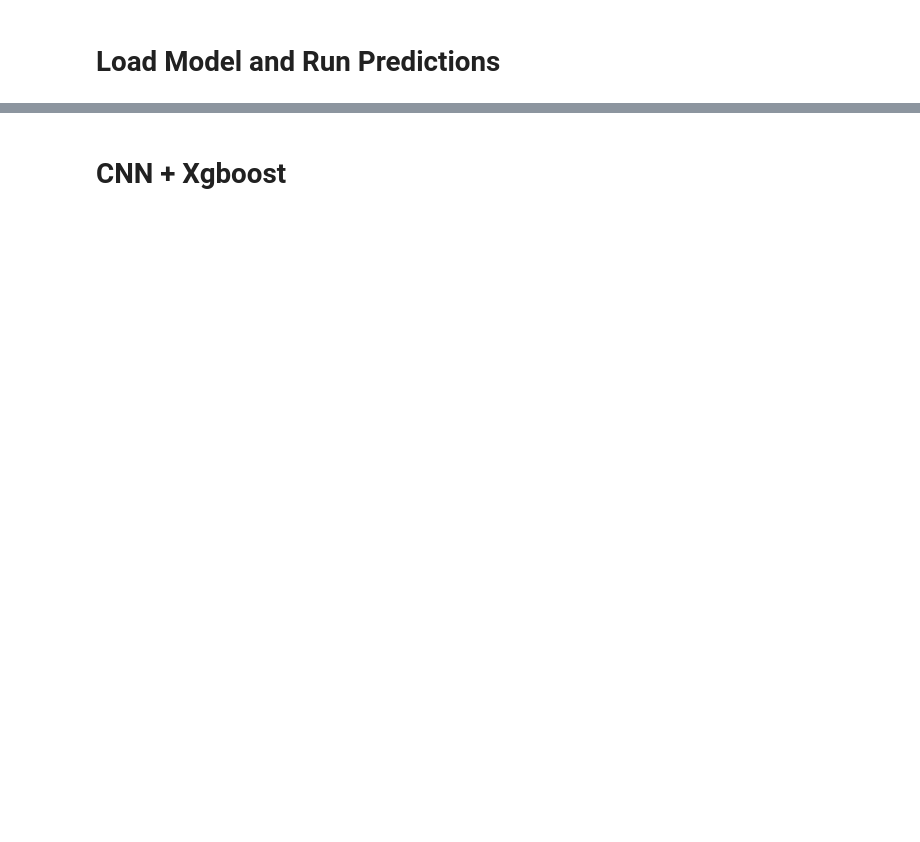
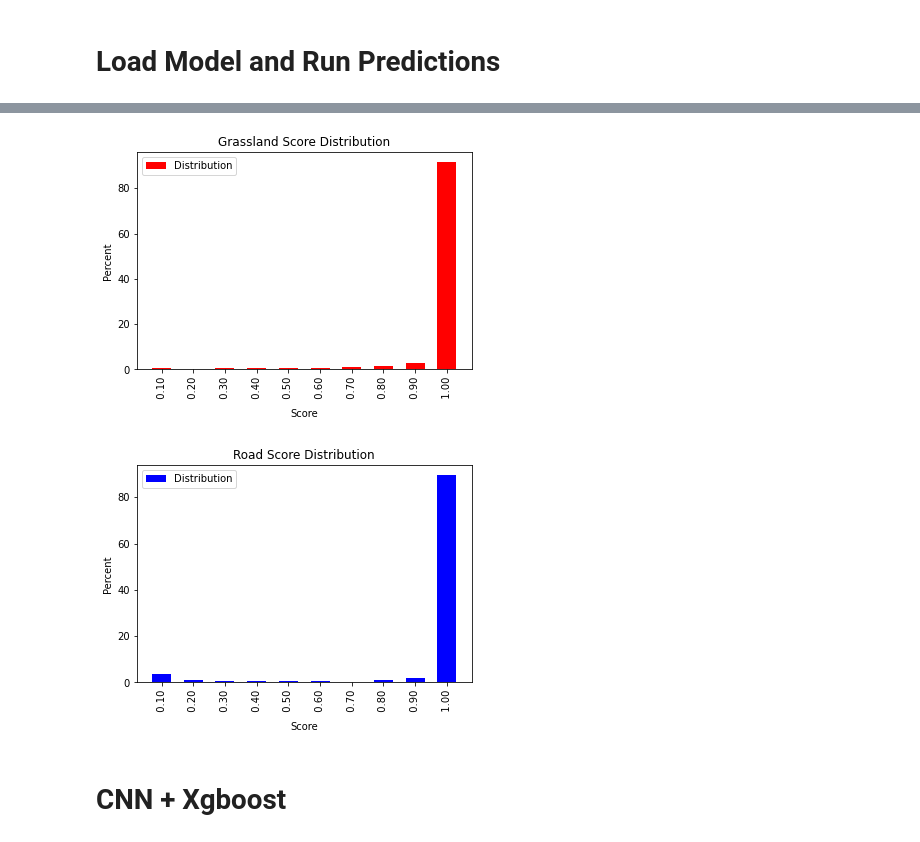
Before and after one commit to swimmingcat/ML101, a Jupyter notebook: landcover.ipynb, the cells around one changed output, grey strips where cells are left out. Cells and saved outputs as stored; diff of their text form; code cells hidden in the pictures; blank space fills up the shorter version.

```diff
--- a/landcover.ipynb
+++ b/landcover.ipynb
@@ -234,3 +468,44 @@ y_val[0:10, :]
+# %%
+import matplotlib.pyplot as plt
+import math
+import numpy as np
+
+def plot_histogram(p, axs, list1, my_title='Score Distribution', color='r'):
+    # list1 is a tuple where list1[0] is numpy array of bucket and list1[1] is numpy array of frequency
+    x_axis = np.array(list1[0])
+    bar_width = 1.0 / len(list1[0]) * 0.6
+    opacity = 1
+    rects1 = axs.bar(list1[0], list1[1], bar_width,
+                     alpha=opacity,
+                     color=color,
+                     label="Distribution")
+    p.title(my_title)
+    p.xticks(rotation=90)
+    p.xticks(x_axis, list(map(lambda v: '{:6.2f}'.format(v), list1[0])))
+    axs.ylabel("Percent")
+    axs.xlabel("Score")
+    # axs.xlabel("Error In %")
+    axs.legend()
+
+def plot_histogram_wrapper(scores, title, color):
+    p_histogram = np.histogram(scores,bins=10)
+
+    list_p = []
+    p_freq = p_histogram[0] / sum(p_histogram[0]) * 100
+    list_p.append(p_histogram[1][1:])
+    list_p.append(p_freq)
+
+    plot_histogram(plt, plt, list_p, my_title=title, color=color)
+    plt.show()
+# %%
+grassland_scores = prob[y_true==3, 3]
+road_scores = prob[y_true==4, 4]
+# %%
+plot_histogram_wrapper(grassland_scores, 'Grassland Score Distribution', 'r')
+plot_histogram_wrapper(road_scores, 'Road Score Distribution', 'b')
+# %% [output]
+[figure, added]
+[figure, added]
 # %% [markdown]
 # CNN + Xgboost
 # %%
```
Also changed, not shown: parts of 42 cells of this notebook, 4 other files.
